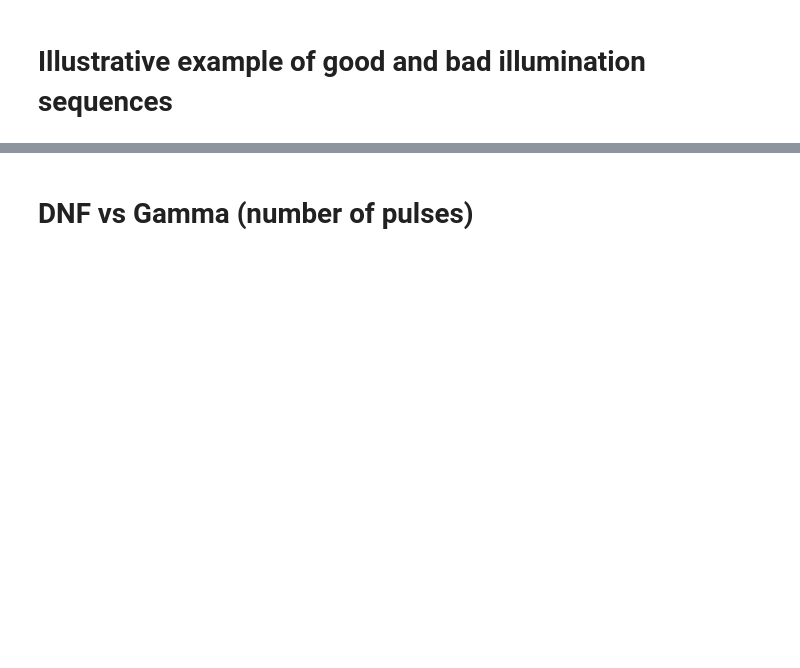
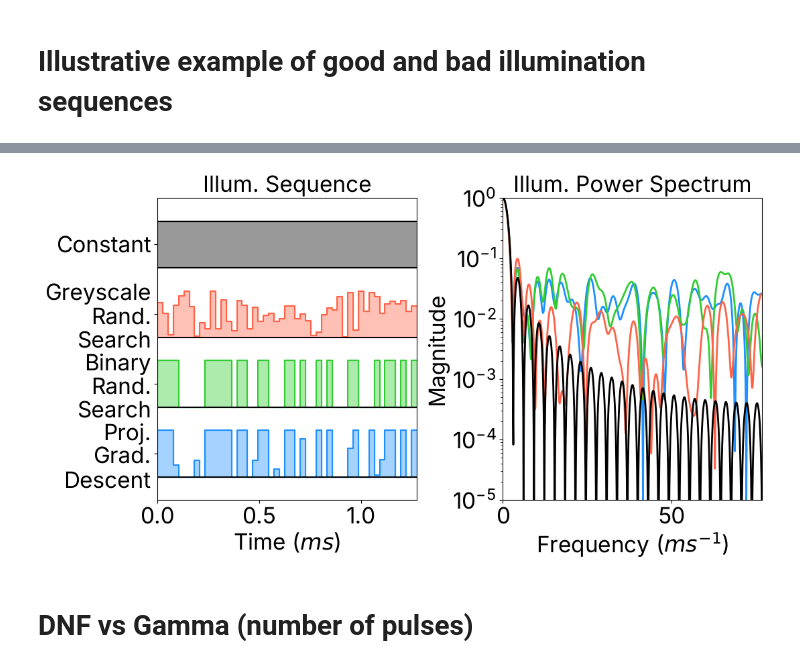
Before and after one commit to zackphillips/htdeblur, a Jupyter notebook: notebooks/publications/fig_optimization.ipynb, the cells around one changed output, grey strips where cells are left out. Cells and saved outputs as stored; diff of their text form; code cells hidden in the pictures; blank space fills up the shorter version.

```diff
--- a/notebooks/publications/fig_optimization.ipynb
+++ b/notebooks/publications/fig_optimization.ipynb
@@ -233,8 +225,7 @@ def plot_illum_patterns(ax):
     ax.set_yticklabels(names, fontsize=label_font_size)
 #     ax.set_yticklabels([])
     ax.set_title('Illum. Sequence', fontsize=label_font_size)
-    for tick in list(ax.xaxis.get_major_ticks()) + list(ax.yaxis.get_major_ticks()):
-        tick.label.set_fontsize(label_font_size)
+    ax.tick_params(labelsize=label_font_size)
 
 plot_illum_patterns(ax)
 
@@ -249,7 +240,7 @@ def plot_power_spectrums(ax):
         # print(int(0.25*len(kernel)),int(.75*len(kernel)))
         # print(kernel[int(0.25*len(kernel)):int(0.75*len(kernel))])
         #kernel = kernel[int(0.42*len(kernel)):int(0.58*len(kernel))]
-        Fkernel_abs = np.abs(yp.Ft(kernel))**2
+        Fkernel_abs = np.abs(Ft(kernel))**2
 
         freq = np.arange(len(Fkernel_abs))
         freq = freq - freq[len(freq)//2]
@@ -262,8 +253,7 @@ def plot_power_spectrums(ax):
     ax.set_ylabel('Magnitude', fontsize=label_font_size);
     ax.set_xlabel('Frequency ($ms^{-1}$)', fontsize=label_font_size);
     ax.set_title('Illum. Power Spectrum', fontsize=label_font_size)
-    for tick in list(ax.xaxis.get_major_ticks()) + list(ax.yaxis.get_major_ticks()):
-        tick.label.set_fontsize(label_font_size)
+    ax.tick_params(labelsize=label_font_size)
 
 #         ax.legend(fontsize=15, loc='lower left')
 
@@ -276,3 +264,4 @@ plt.savefig(os.path.join(figure_output_directory, 'fig_illum_opt_spectrum.pdf'),
+[figure, added]
 # %% [markdown]
 # DNF vs Gamma (number of pulses)
 # %%
```
Also changed, not shown: parts of 15 cells of this notebook, 29 other files.
